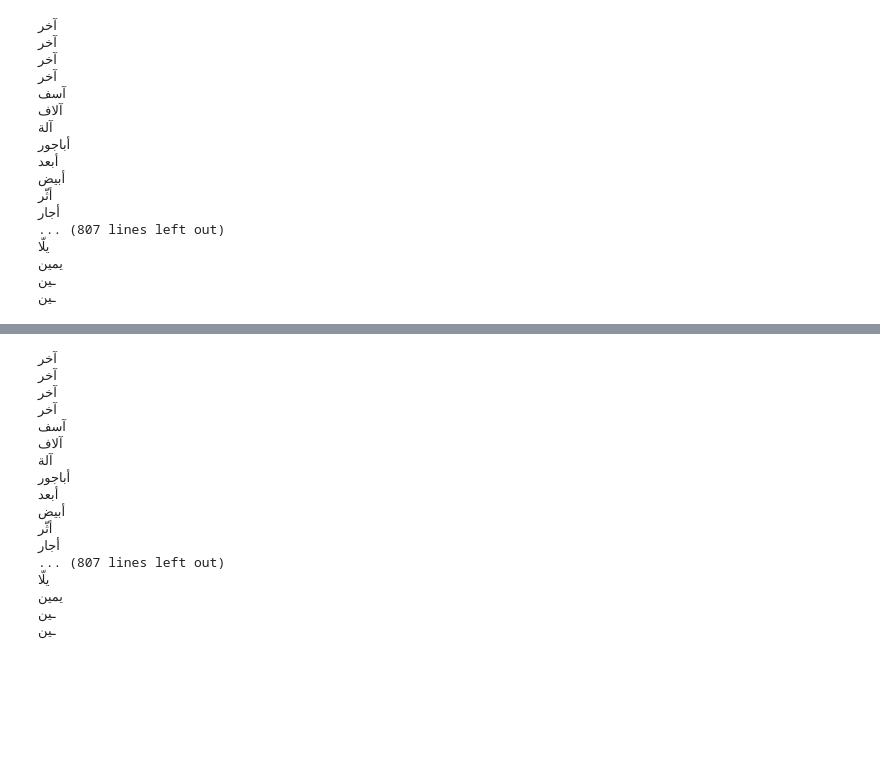
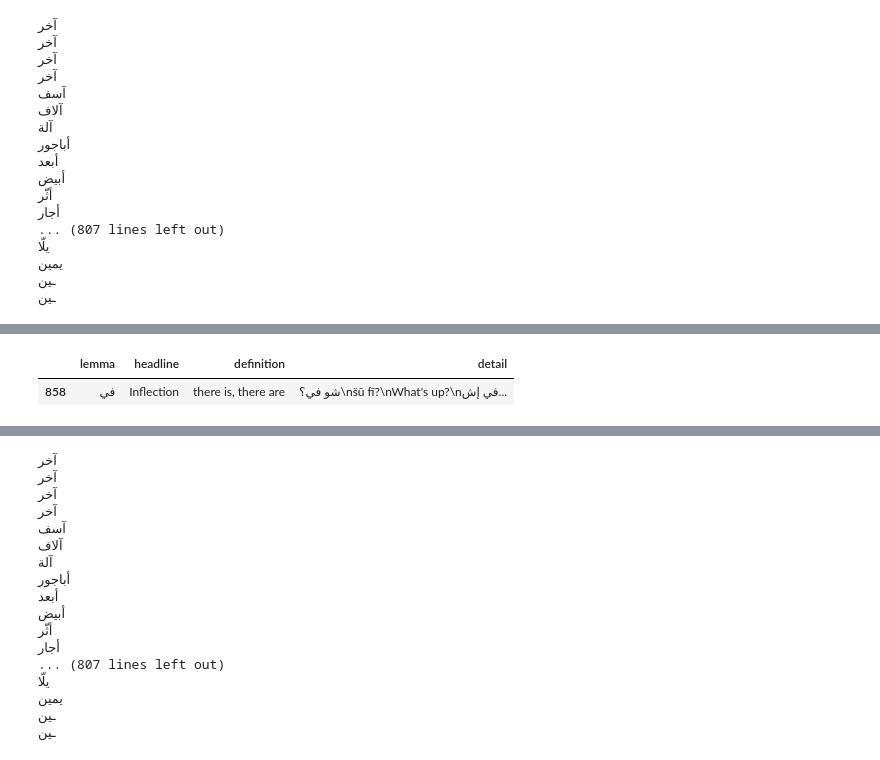
Before and after one commit to kebuhcah/viet-wiktionary-scrape, a Jupyter notebook: sandbox.ipynb, the cells around one changed output, grey strips where cells are left out. Saved outputs shown, nothing was run; the diff lists cells and outputs as text; code cells hidden in the pictures; blank space fills up the shorter version.

Commit message:
extract headline for each headword ('Noun', 'Verb', etc.)

```diff
--- a/sandbox.ipynb
+++ b/sandbox.ipynb
@@ -63,5 +63,7 @@ def get_random_soup():
     print(row.title)
     return get_soup(row.href)
 
-soup = get_random_soup()
+random_soup = get_random_soup()
+
+get_headwords(random_soup)[0]
 # %% [output]
@@ -76,13 +98,14 @@ def get_headwords(soup, language="Levantine_Arabic"):
 
 def get_definitions(headword):
     lemma = headword.strong.get_text()
+    headline = headword.find_previous(class_='mw-headline').string
     print(lemma)
 
     def_ol = headword.find_next_sibling('ol')
 
     results = []
     for li in def_ol.select('li'):
-        result = {'lemma': lemma}
+        result = {'lemma': lemma, 'headline': headline}
         definition = ''
         for s in li.strings:
             if 'dl' in list(p.name for p in s.parents):
@@ -117,2 +165,7 @@ Definitions = pd.DataFrame([definition for path in lemmas.href.values for hw in
+# %%
+Definitions[Definitions.headline == 'Inflection']
+# %% [output]
+|  | lemma | headline | definition | detail |
+| 858 | في | Inflection | there is, there are | شو في؟\nšū fī?\nWhat's up?\nفي إش... |
 # %%
 Definitions.set_index('lemma').join(lemmas.set_index('title')).reset_index().to_csv('data/South_Levantine_Arabic_terms_with_usage_examples.csv')
```
Also changed, not shown: parts of 7 cells of this notebook, 1 other file.
